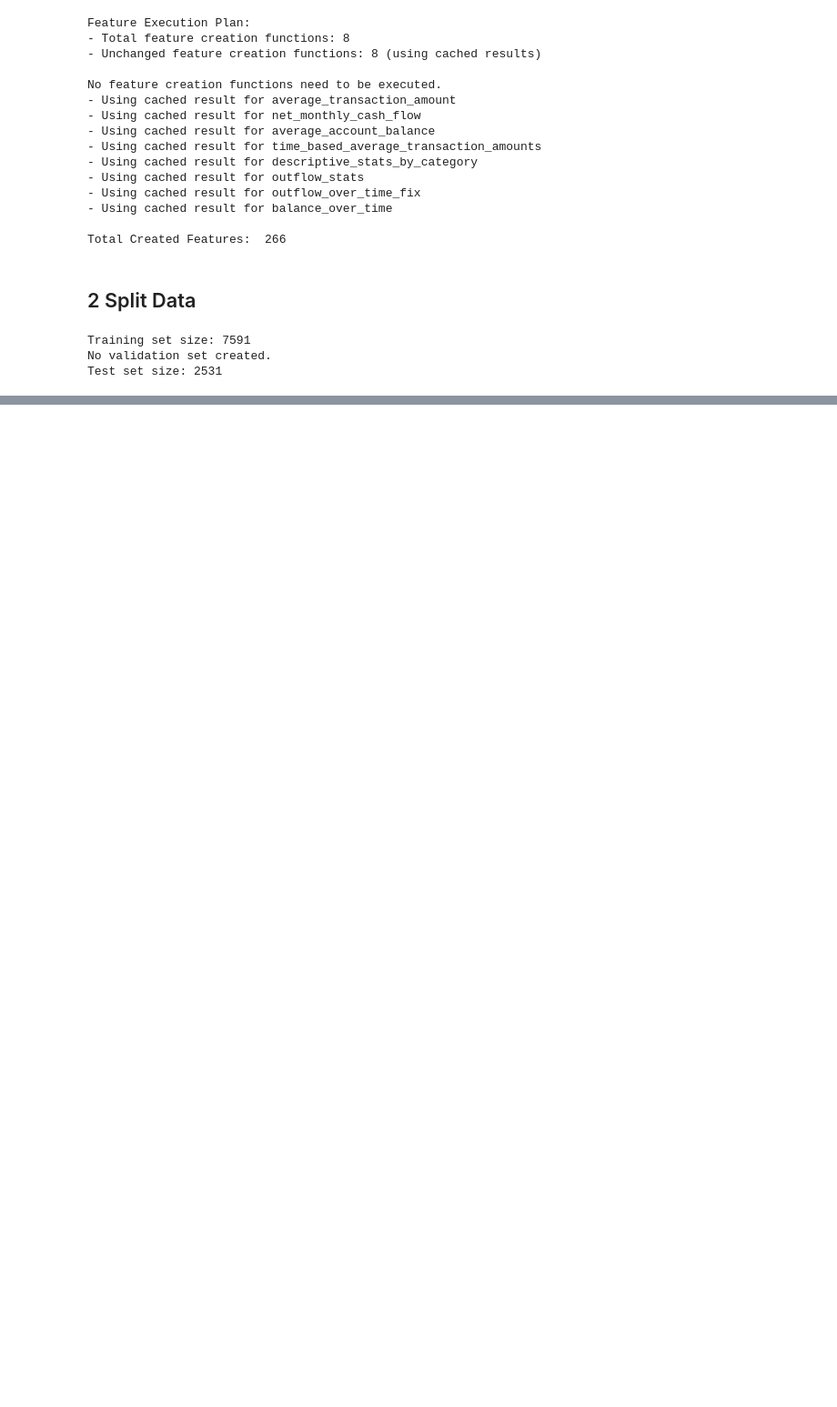
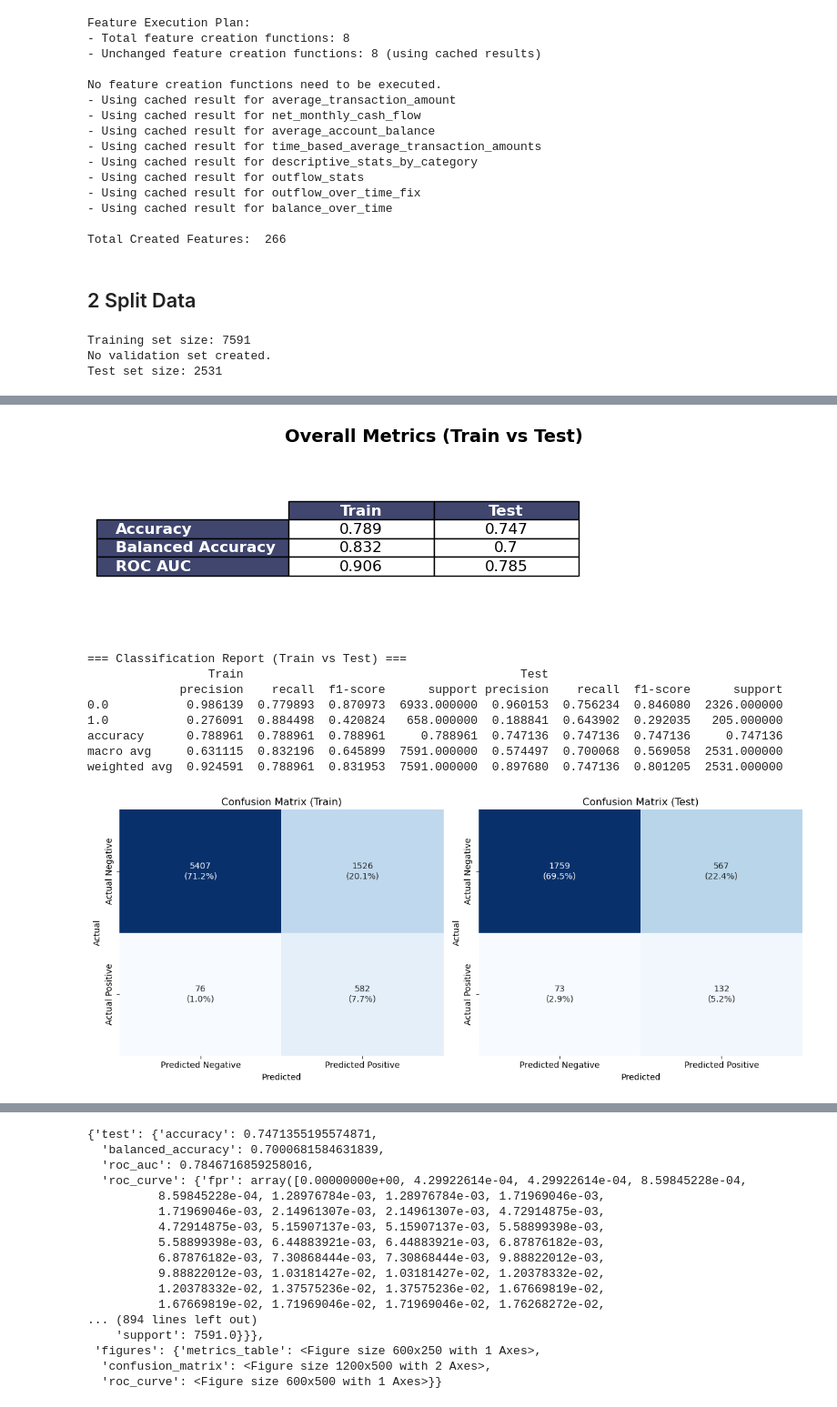
Before and after one commit to mozer123/credit_scoring, a Jupyter notebook: src/main.ipynb, the cells around one changed output, grey strips where cells are left out. Shown at 91% size. Drawn from its saved outputs; the diff is of its cells as text; code cells hidden in the pictures; blank space fills up the shorter version.

```diff
--- a/src/main.ipynb
+++ b/src/main.ipynb
@@ -236,0 +185,15 @@ Name: count, dtype: int64
+# %%
+# Initialize and train model with best features
+model, scaler = train_model(train_df, feature_columns, "xgboost")
+predict_and_analyze_model(model, scaler, train_df, test_df, feature_columns)
+# %% [output]
+[figure, added]
+=== Classification Report (Train vs Test) ===
+                 Train                                       Test
+             precision    recall  f1-score      support precision    recall  f1-score      support
+0.0           0.986139  0.779893  0.870973  6933.000000  0.960153  0.756234  0.846080  2326.000000
+1.0           0.276091  0.884498  0.420824   658.000000  0.188841  0.643902  0.292035   205.000000
+accuracy      0.788961  0.788961  0.788961     0.788961  0.747136  0.747136  0.747136     0.747136
+macro avg     0.631115  0.832196  0.645899  7591.000000  0.574497  0.700068  0.569058  2531.000000
+weighted avg  0.924591  0.788961  0.831953  7591.000000  0.897680  0.747136  0.801205  2531.000000
+[figure, added]
@@ -236,0 +201,17 @@ Name: count, dtype: int64
+{'test': {'accuracy': 0.7471355195574871,
+  'balanced_accuracy': 0.7000681584631839,
+  'roc_auc': 0.7846716859258016,
+  'roc_curve': {'fpr': array([0.00000000e+00, 4.29922614e-04, 4.29922614e-04, 8.59845228e-04,
+          8.59845228e-04, 1.28976784e-03, 1.28976784e-03, 1.71969046e-03,
+          1.71969046e-03, 2.14961307e-03, 2.14961307e-03, 4.72914875e-03,
+          4.72914875e-03, 5.15907137e-03, 5.15907137e-03, 5.58899398e-03,
+          5.58899398e-03, 6.44883921e-03, 6.44883921e-03, 6.87876182e-03,
+          6.87876182e-03, 7.30868444e-03, 7.30868444e-03, 9.88822012e-03,
+          9.88822012e-03, 1.03181427e-02, 1.03181427e-02, 1.20378332e-02,
+          1.20378332e-02, 1.37575236e-02, 1.37575236e-02, 1.67669819e-02,
+          1.67669819e-02, 1.71969046e-02, 1.71969046e-02, 1.76268272e-02,
+... (894 lines left out)
+    'support': 7591.0}}},
+ 'figures': {'metrics_table': <Figure size 600x250 with 1 Axes>,
+  'confusion_matrix': <Figure size 1200x500 with 2 Axes>,
+  'roc_curve': <Figure size 600x500 with 1 Axes>}}
```
Also changed, not shown: parts of 23 cells of this notebook.
